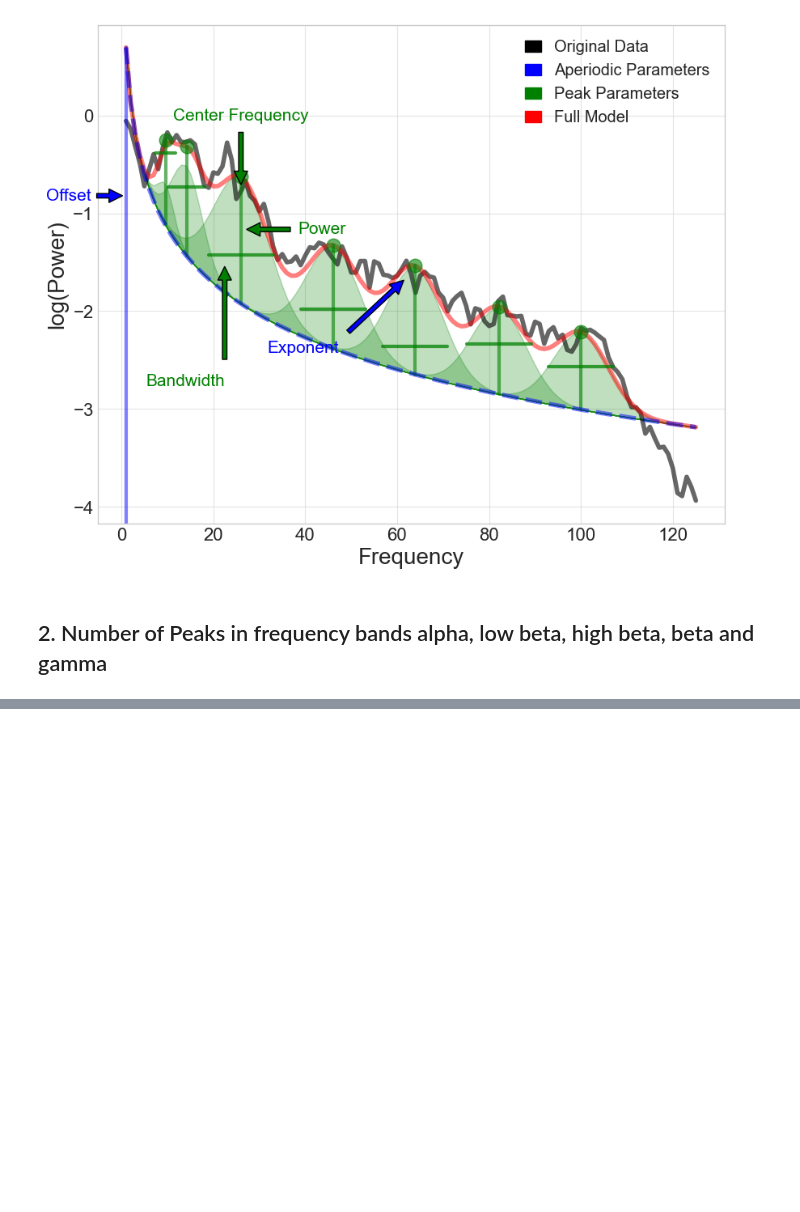
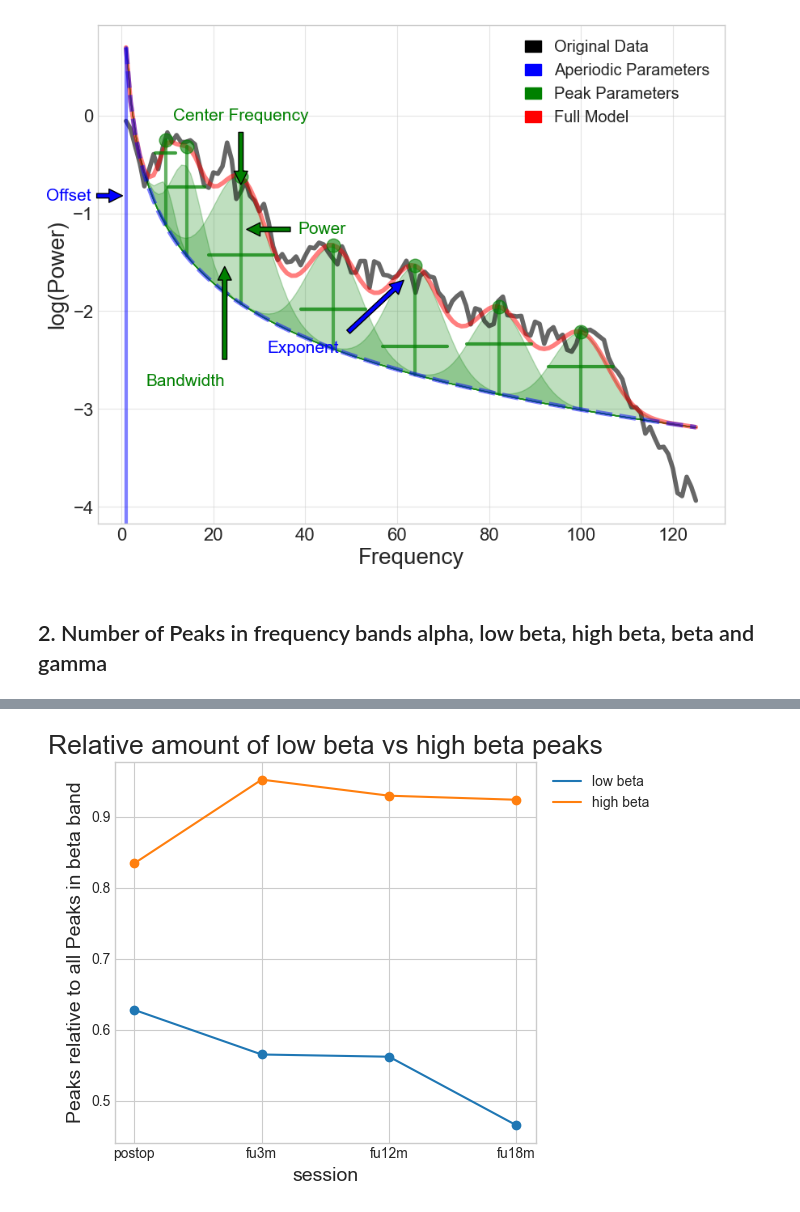
Before and after one commit to JKBehnke/BetaSenSightLongterm, a Jupyter notebook: notebooks/fooof_playground.ipynb, the cells around one changed output, grey strips where cells are left out. Cells and saved outputs as stored; diff of their text form; code cells hidden in the pictures; blank space fills up the shorter version.

```diff
--- a/notebooks/fooof_playground.ipynb
+++ b/notebooks/fooof_playground.ipynb
@@ -666,0 +663,2 @@ plt.tight_layout()
+# %%
+peaks_per_session = loadResults.load_fooof_peaks_per_session()
@@ -666,0 +685,3 @@ plt.tight_layout()
+# %%
+session_df = peaks_per_session.loc[peaks_per_session.session=="postop"]
+session_df
@@ -666,0 +741,19 @@ plt.tight_layout()
+# %%
+fig = plt.figure()
+
+font = {"size": 14}
+
+plt.plot(session_low_vs_high_peak_df.session, session_low_vs_high_peak_df.relative_low_beta, label="low beta")
+plt.plot(session_low_vs_high_peak_df.session, session_low_vs_high_peak_df.relative_high_beta, label="high beta")
+
+plt.scatter(session_low_vs_high_peak_df.session, session_low_vs_high_peak_df.relative_low_beta,)
+plt.scatter(session_low_vs_high_peak_df.session, session_low_vs_high_peak_df.relative_high_beta)
+
+plt.title("Relative amount of low beta vs high beta peaks", fontdict={"size": 19})
+
+plt.legend(loc="upper right", bbox_to_anchor=(1.3, 1.0))
+plt.xlabel("session", fontdict=font)
+plt.ylabel("Peaks relative to all Peaks in beta band", fontdict=font)
+fig.tight_layout()
+# %% [output]
+[figure, added]
```
Also changed, not shown: parts of 31 cells of this notebook, 1 other file.
